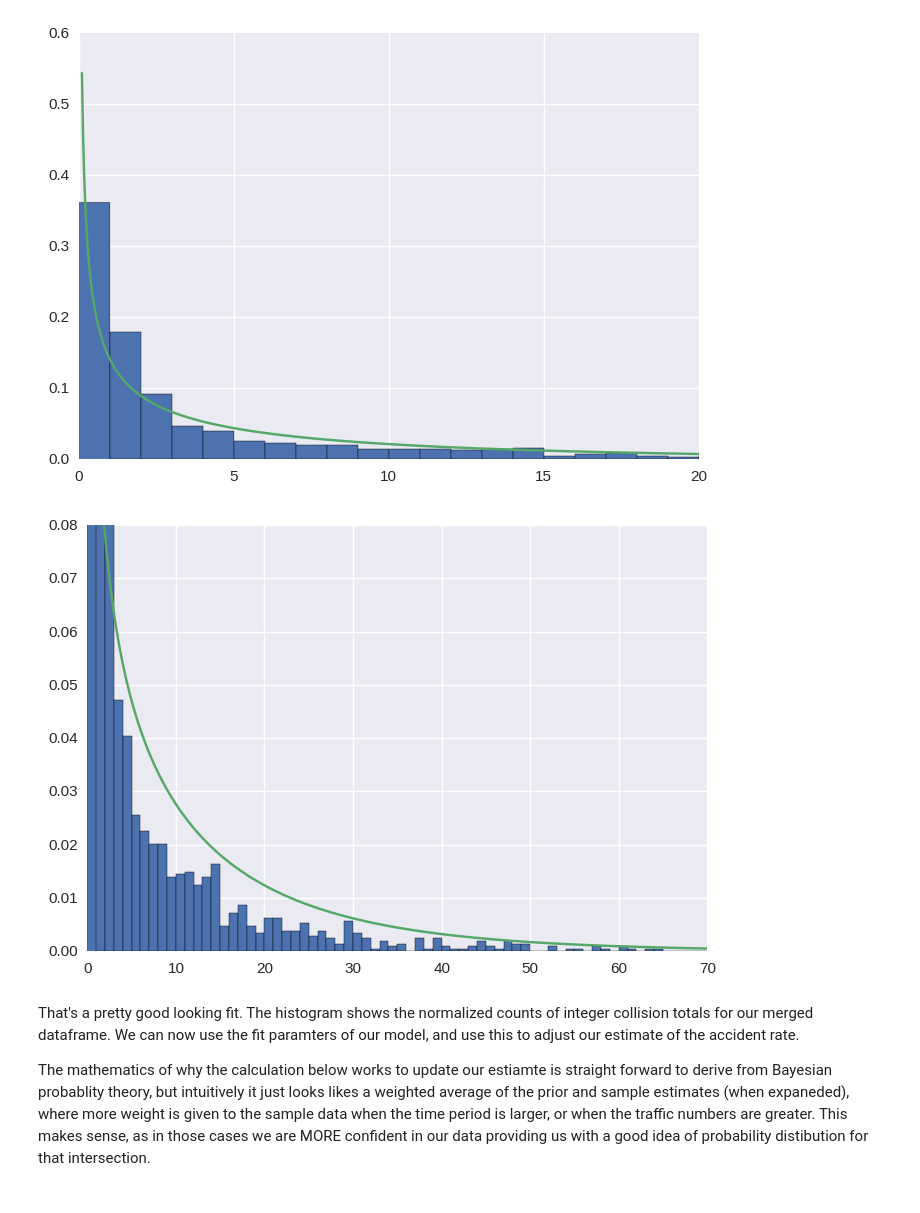
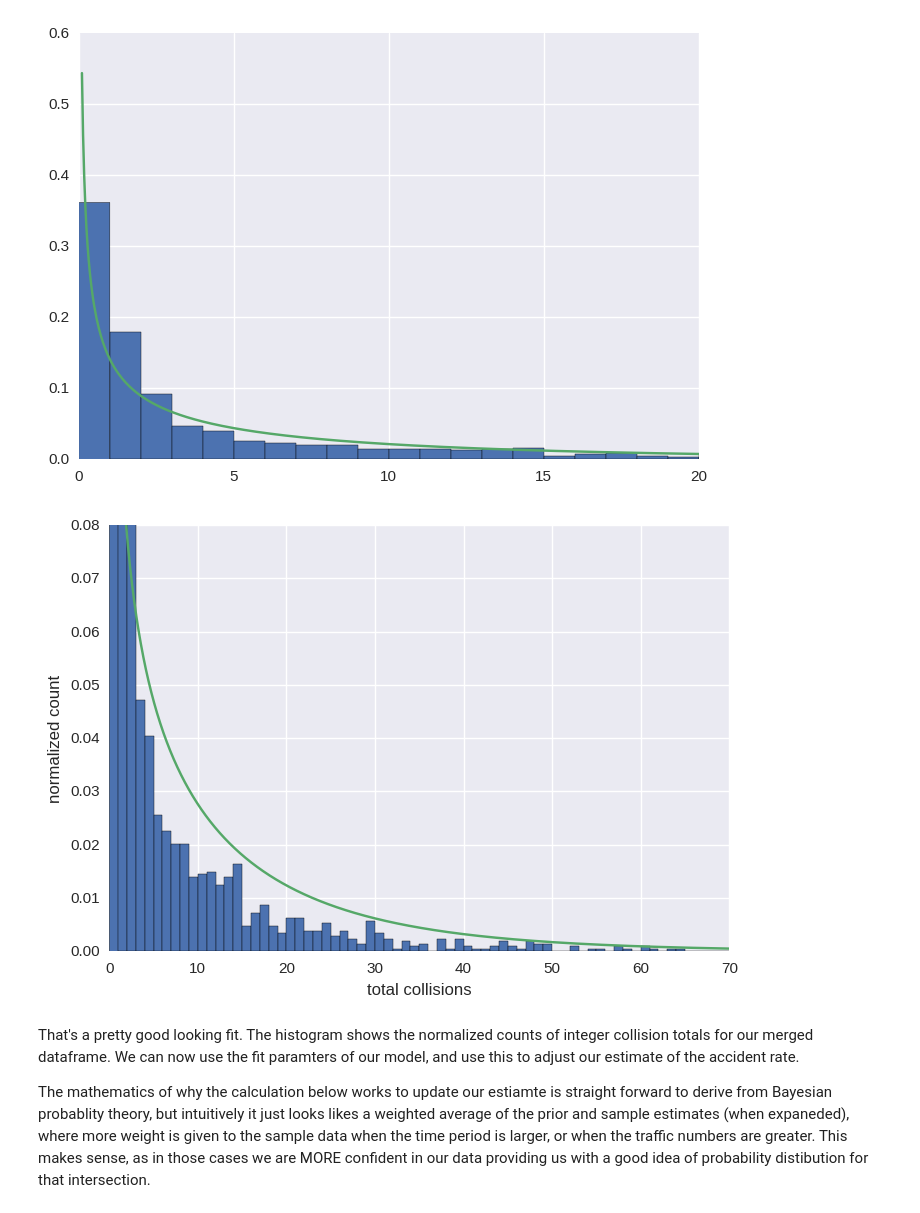
Before and after one commit to farfan92/SpringBoard-, a Jupyter notebook: CyclingProject.ipynb, the cells around one changed output. Cells and saved outputs as stored; diff of their text form; code cells hidden in the pictures.

```diff
--- a/CyclingProject.ipynb
+++ b/CyclingProject.ipynb
@@ -496,22 +498,23 @@ plt.show()
 # %%
 #plot normed histogram
 plt.hist(df['total collisions'], normed=True,  bins=range(0, 75, 1))
 
 # find minimum and maximum of xticks, so we know
 # where we should compute theoretical distribution
 xt = plt.xticks()[0]
 xmin, xmax = 0.1, 75
 lnspc = np.linspace(xmin, xmax, len(df))
 
 # exactly same as above
 ag,bg,cg = stats.gamma.fit(df['total collisions'])
 pdf_gamma = stats.gamma.pdf(lnspc,ag, bg,cg)
 plt.plot(lnspc, pdf_gamma, label="Gamma")
-
+plt.xlabel('total collisions')
+plt.ylabel('normalized count')
 plt.axis([0,70,0,0.08])
 plt.show()
 # %% [output]
-[figure, old version]
+[figure, new version]
 # %% [markdown]
 That's a pretty good looking fit. The histogram shows the normalized counts of integer collision totals for our merged dataframe. We can now use the fit paramters of our model, and use this to adjust our estimate of the accident rate.
 
```
Also changed, not shown: parts of 25 cells of this notebook.
